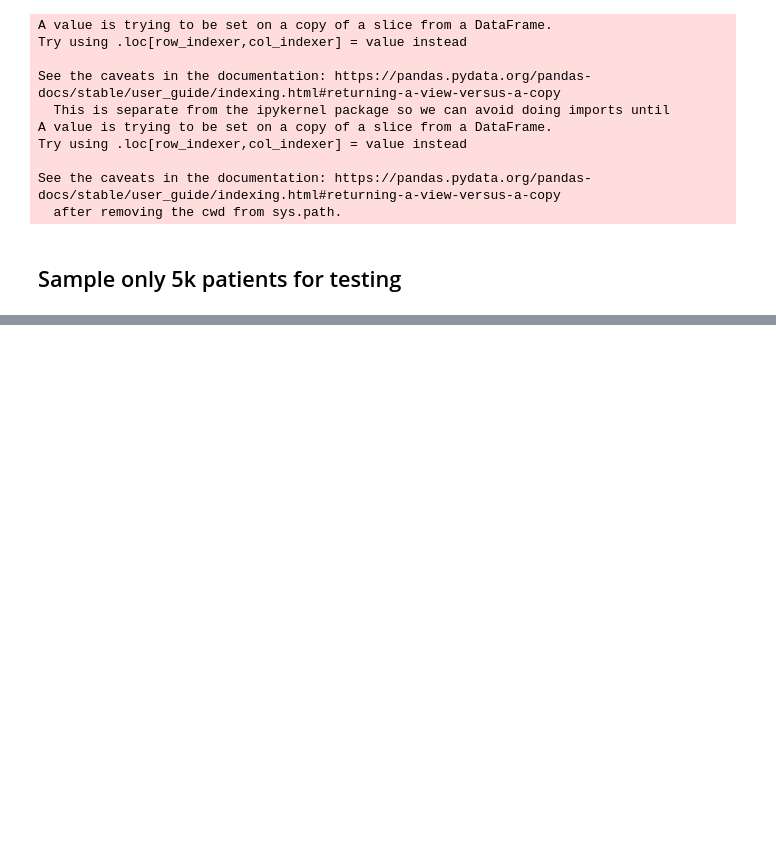
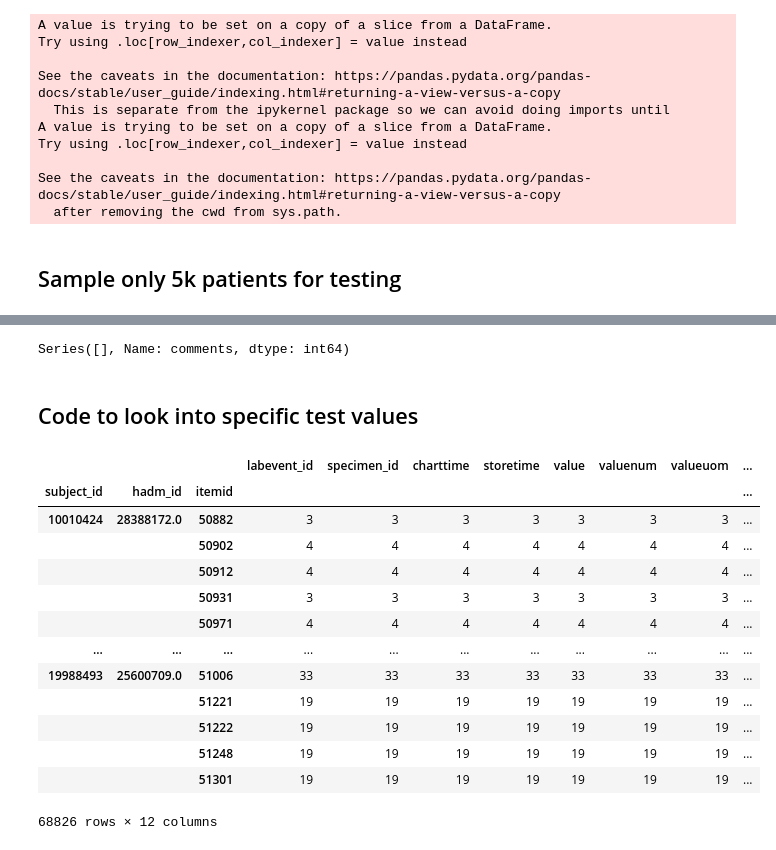
Before and after one commit to brandoncryu/disease_prediction, a Jupyter notebook: Generate Sample Patients.ipynb, the cells around one changed output, grey strips where cells are left out. Saved outputs shown, nothing was run; the diff lists cells and outputs as text; code cells hidden in the pictures; blank space fills up the shorter version.

```diff
--- a/Generate Sample Patients.ipynb
+++ b/Generate Sample Patients.ipynb
@@ -50,0 +111,12 @@ Name: subject_id, dtype: int64
+# %%
+%%time
+
+chunksize = 3*(10 ** 6)
+counter=0
+lab_events_sample = []
+for chunk in pd.read_csv('./data/mimic-iv-0.4/hosp/labevents.csv.gz', compression='gzip', chunksize=chunksize):
+    lab_events_sample.append(chunk[chunk['subject_id'].isin(list(admissions_akf_sample.subject_id))])
+    counter+=1
+    print(f'chunk {counter} processed')
+
+lab_events_final = pd.concat(lab_events_sample)
@@ -50,0 +255,23 @@ Name: subject_id, dtype: int64
+# %%
+lab_events_sampled_sub[lab_events_sampled_sub['itemid'] == 50920].comments.value_counts()
+# %% [output]
+Series([], Name: comments, dtype: int64)
+# %% [markdown]
+## Code to look into specific test values
+# %%
+lab_events_sampled_sub.groupby(['subject_id', 'hadm_id', 'itemid']).count()
+# %% [output]
+|  |  |  | labevent_id | specimen_id | charttime | storetime | value | valuenum | valueuom | ... |
+| subject_id | hadm_id | itemid |  |  |  |  |  |  |  | ... |
+| 10010424 | 28388172.0 | 50882 | 3 | 3 | 3 | 3 | 3 | 3 | 3 | ... |
+|  |  | 50902 | 4 | 4 | 4 | 4 | 4 | 4 | 4 | ... |
+|  |  | 50912 | 4 | 4 | 4 | 4 | 4 | 4 | 4 | ... |
+|  |  | 50931 | 3 | 3 | 3 | 3 | 3 | 3 | 3 | ... |
+|  |  | 50971 | 4 | 4 | 4 | 4 | 4 | 4 | 4 | ... |
+| ... | ... | ... | ... | ... | ... | ... | ... | ... | ... | ... |
+| 19988493 | 25600709.0 | 51006 | 33 | 33 | 33 | 33 | 33 | 33 | 33 | ... |
+|  |  | 51221 | 19 | 19 | 19 | 19 | 19 | 19 | 19 | ... |
+|  |  | 51222 | 19 | 19 | 19 | 19 | 19 | 19 | 19 | ... |
+|  |  | 51248 | 19 | 19 | 19 | 19 | 19 | 19 | 19 | ... |
+|  |  | 51301 | 19 | 19 | 19 | 19 | 19 | 19 | 19 | ... |
+68826 rows × 12 columns
```
Also changed, not shown: parts of 53 cells of this notebook, 1 other file.
